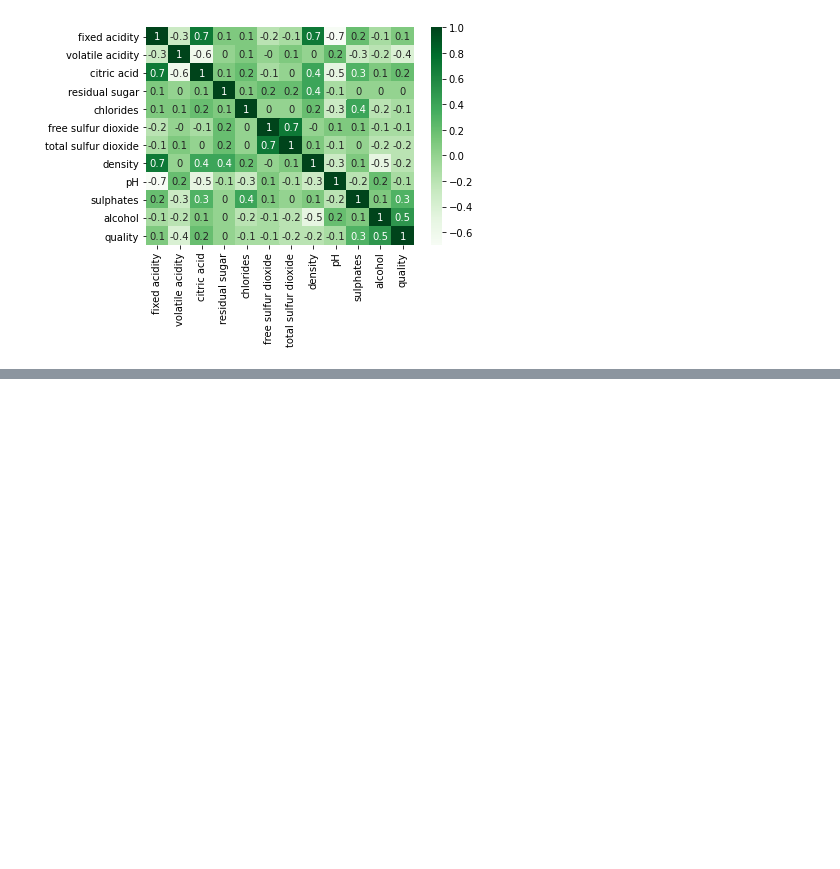
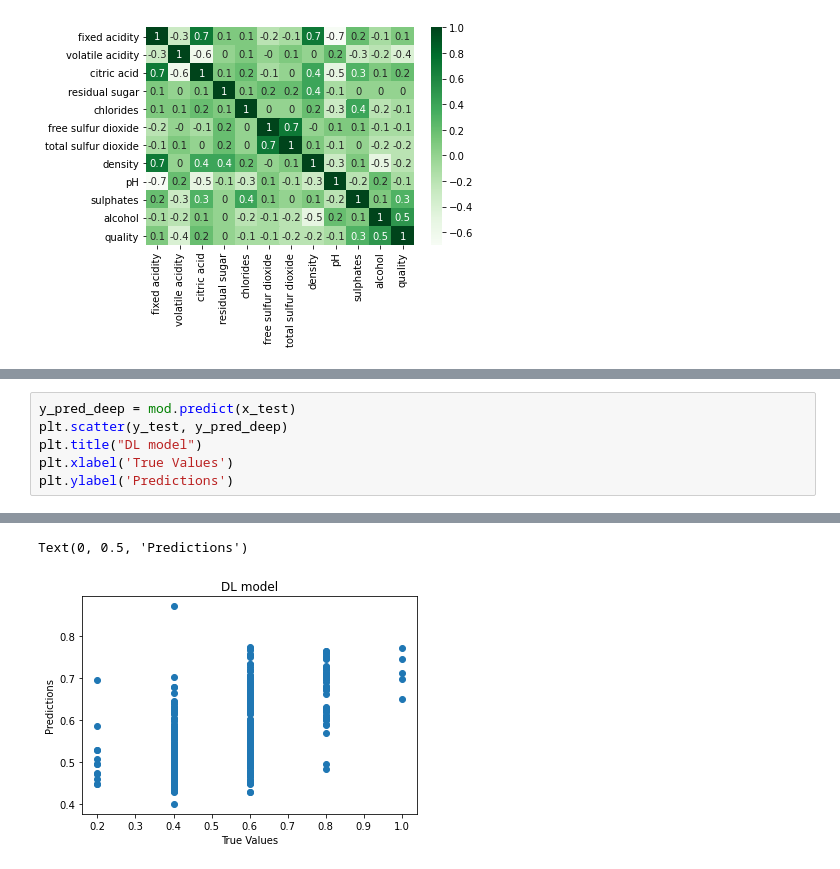
Before and after one commit to ingriderika/Py2b_erika_staffansdotter, a Jupyter notebook: week3/Assignment3FreshData.ipynb, the cells around one changed output, grey strips where cells are left out. Drawn from its saved outputs; the diff is of its cells as text; blank space fills up the shorter version.

```diff
--- a/week3/Assignment3FreshData.ipynb
+++ b/week3/Assignment3FreshData.ipynb
@@ -785,0 +819,7 @@ The normalized MAE is 0.015634771436452866
+# %%
+y_pred_deep = mod.predict(x_test)
+plt.scatter(y_test, y_pred_deep)
+plt.title("DL model")
+plt.xlabel('True Values')
+plt.ylabel('Predictions')
+# %% [output]
@@ -785,0 +827,2 @@ The normalized MAE is 0.015634771436452866
+Text(0, 0.5, 'Predictions')
+[figure, added]
```
Also changed, not shown: parts of 12 cells of this notebook.
